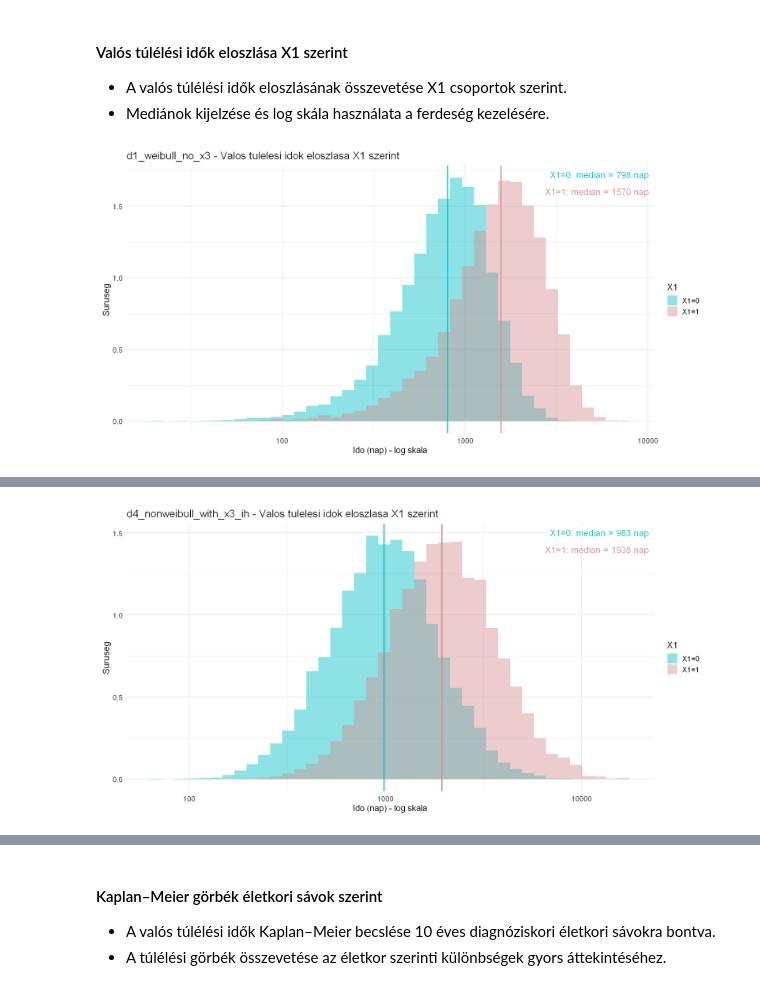
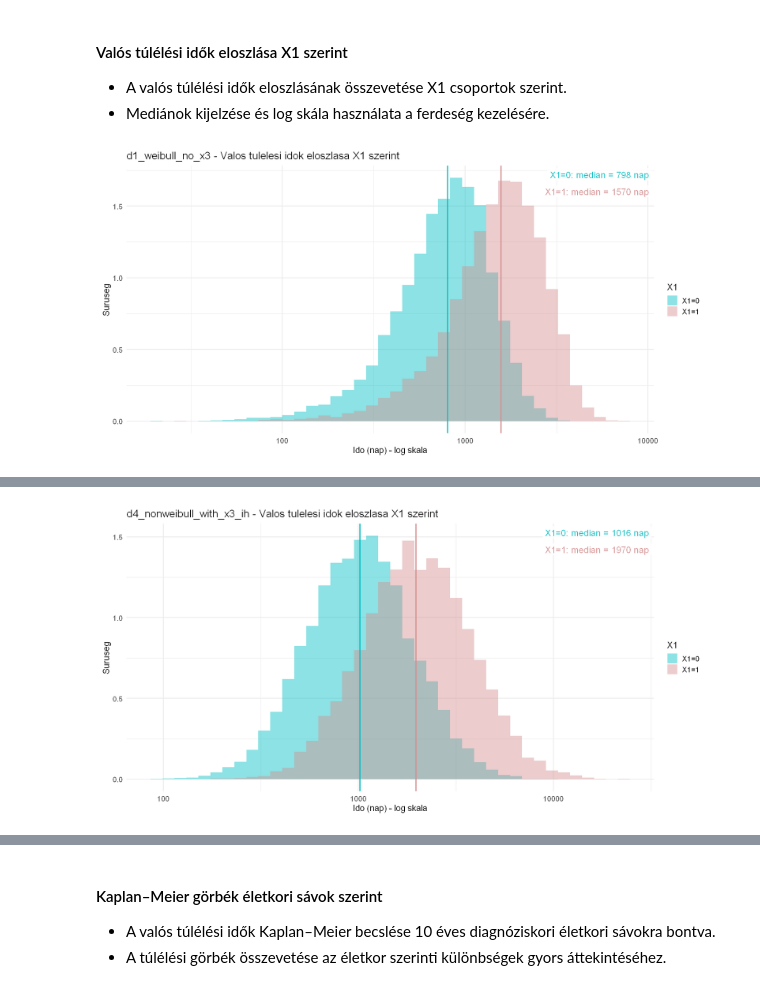
Before and after one commit to lrado1/rprev-ext, a Jupyter notebook: notebooks/synthetic_registry_yearly.ipynb, the cells around one changed output, grey strips where cells are left out. Cells and saved outputs as stored; diff of their text form; code cells hidden in the pictures.

```diff
--- a/notebooks/synthetic_registry_yearly.ipynb
+++ b/notebooks/synthetic_registry_yearly.ipynb
@@ -131,7 +131,7 @@ params <- list(
 )
 
 # Különböző paraméterscenáriók definiálása
-# d1_weibull_no_x3, d2_nonweibull_no_x3, d3_nonweibull_with_x3, d4_nonweibull_with_x3_ih, d5_nonweibull_with_x3_2xsurv
+# d1_weibull_no_x3, d2_nonweibull_no_x3, d3_nonweibull_with_x3, d4_nonweibull_with_x3_ih, d5_nonweibull_with_x3_2xsurv, d6_nonweibull_with_x3_high_ltfu, d7_nonweibull_with_x3_low_ltfu
 scenario_overrides <- list(
   d1_weibull_no_x3 = list(
     gg_q = 1.0,
@@ -139,27 +139,40 @@ scenario_overrides <- list(
     x3_mu = c(-0.2, 0.0, 0.0)
   ),
   d2_nonweibull_no_x3 = list(
-    gg_q = 0.2,
+    gg_q = 0.05,
     gg_b = c(-1.3, 0.035, 0.0),
     x3_mu = c(-0.2, 0.0, 0.0)
   ),
   d3_nonweibull_with_x3 = list(
-    gg_q = 0.2,
+    gg_q = 0.05,
     gg_b = c(-1.3, 0.035, 1.7),
     x3_mu = c(-0.2, 0.5, 0.03)
   ),
   d4_nonweibull_with_x3_ih = list(
-    gg_q = 0.2,
+    gg_q = 0.05,
     gg_b = c(-1.3, 0.035, 0.7),
     x3_mu = c(-0.2, 0.0, 0.0),
     inc_g = -0.01
   ),
   d5_nonweibull_with_x3_2xsurv = list(
-    gg_q = 0.2,
+    gg_q = 0.05,
     gg_b = c(-1.3, 0.035, 0.7),
     x3_mu = c(-0.2, 0.0, 0.0),
     gg_lam = 4800
+  ),
+  d6_nonweibull_with_x3_high_ltfu = list(
+    gg_q = 0.05,
+    gg_b = c(-1.3, 0.035, 1.7),
+    x3_mu = c(-0.2, 0.5, 0.03),
+    p_ltfu = 0.5
+  ),
+  d7_nonweibull_with_x3_low_ltfu = list(
+    gg_q = 0.05,
+    gg_b = c(-1.3, 0.035, 1.7),
+    x3_mu = c(-0.2, 0.5, 0.03),
+    p_ltfu = 0.2
   )
+
 )
 
 # Szenárióparaméterek előállítása az alapbeállítások felülírásával
@@ -250,6 +265,8 @@ df_eda_d2_nonweibull_no_x3 <- df_eda_all[df_eda_all$scenario_id == "d2_nonweibul
 df_eda_d3_nonweibull_with_x3 <- df_eda_all[df_eda_all$scenario_id == "d3_nonweibull_with_x3", ]
 df_eda_d4_nonweibull_with_x3_ih <- df_eda_all[df_eda_all$scenario_id == "d4_nonweibull_with_x3_ih", ]
 df_eda_d5_nonweibull_with_x3_2xsurv <- df_eda_all[df_eda_all$scenario_id == "d5_nonweibull_with_x3_2xsurv", ]
+df_eda_d6_nonweibull_with_x3_high_ltfu <- df_eda_all[df_eda_all$scenario_id == "d6_nonweibull_with_x3_high_ltfu", ]
+df_eda_d7_nonweibull_with_x3_low_ltfu <- df_eda_all[df_eda_all$scenario_id == "d7_nonweibull_with_x3_low_ltfu", ]
 df_eda <- df_eda_d1_weibull_no_x3
 # %% [markdown]
 #### Leíró statisztikák
@@ -695,7 +736,9 @@ survival_hist_plots <- plot_true_survival_hist_by_x1(
     d2_nonweibull_no_x3 = df_eda_d2_nonweibull_no_x3,
     d3_nonweibull_with_x3 = df_eda_d3_nonweibull_with_x3,
     d4_nonweibull_with_x3_ih = df_eda_d4_nonweibull_with_x3_ih,
-    d5_nonweibull_with_x3_2xsurv = df_eda_d5_nonweibull_with_x3_2xsurv
+    d5_nonweibull_with_x3_2xsurv = df_eda_d5_nonweibull_with_x3_2xsurv,
+    d6_nonweibull_with_x3_high_ltfu = df_eda_d6_nonweibull_with_x3_high_ltfu,
+    d7_nonweibull_with_x3_low_ltfu = df_eda_d7_nonweibull_with_x3_low_ltfu
   ),
   use_log_scale = TRUE
 )
@@ -706 +749 @@ survival_hist_plots <- plot_true_survival_hist_by_x1(
-[figure, old version]
+[figure, new version]
```
Also changed, not shown: parts of 18 cells of this notebook.
